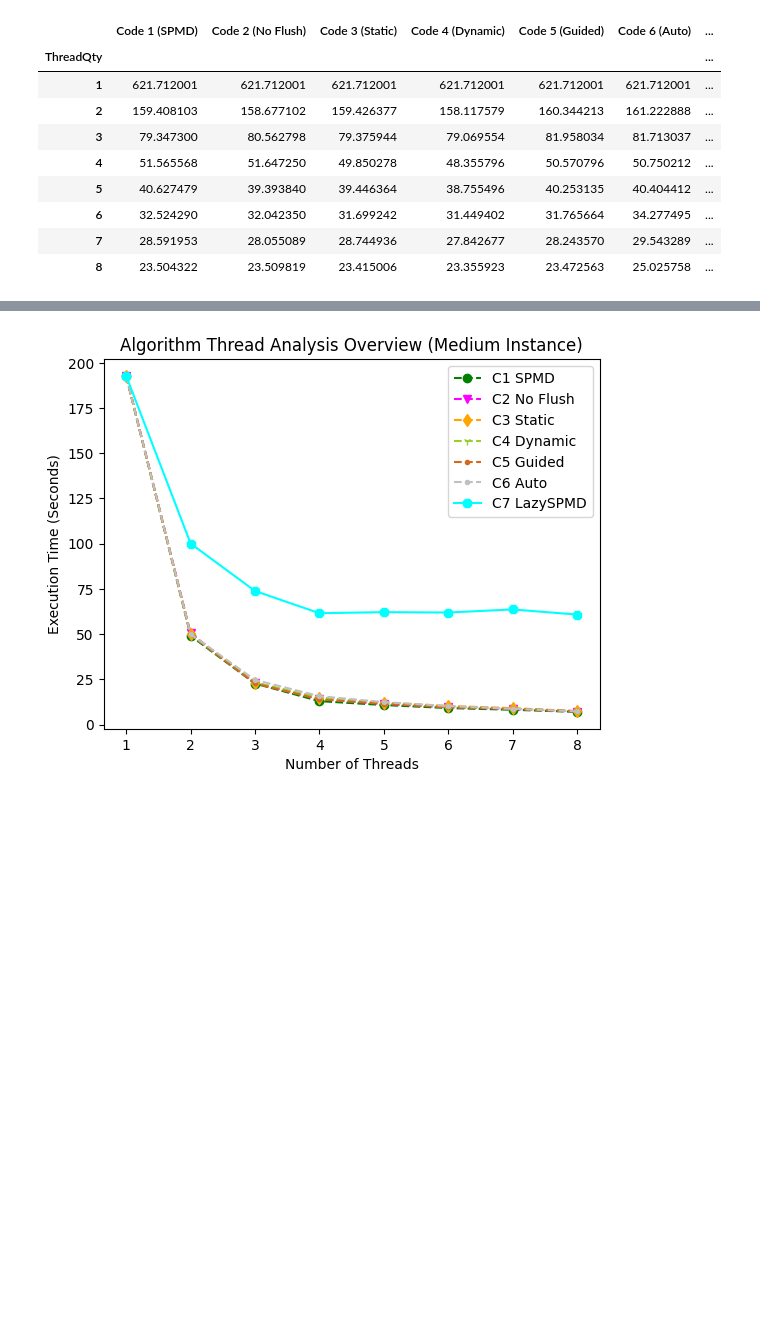
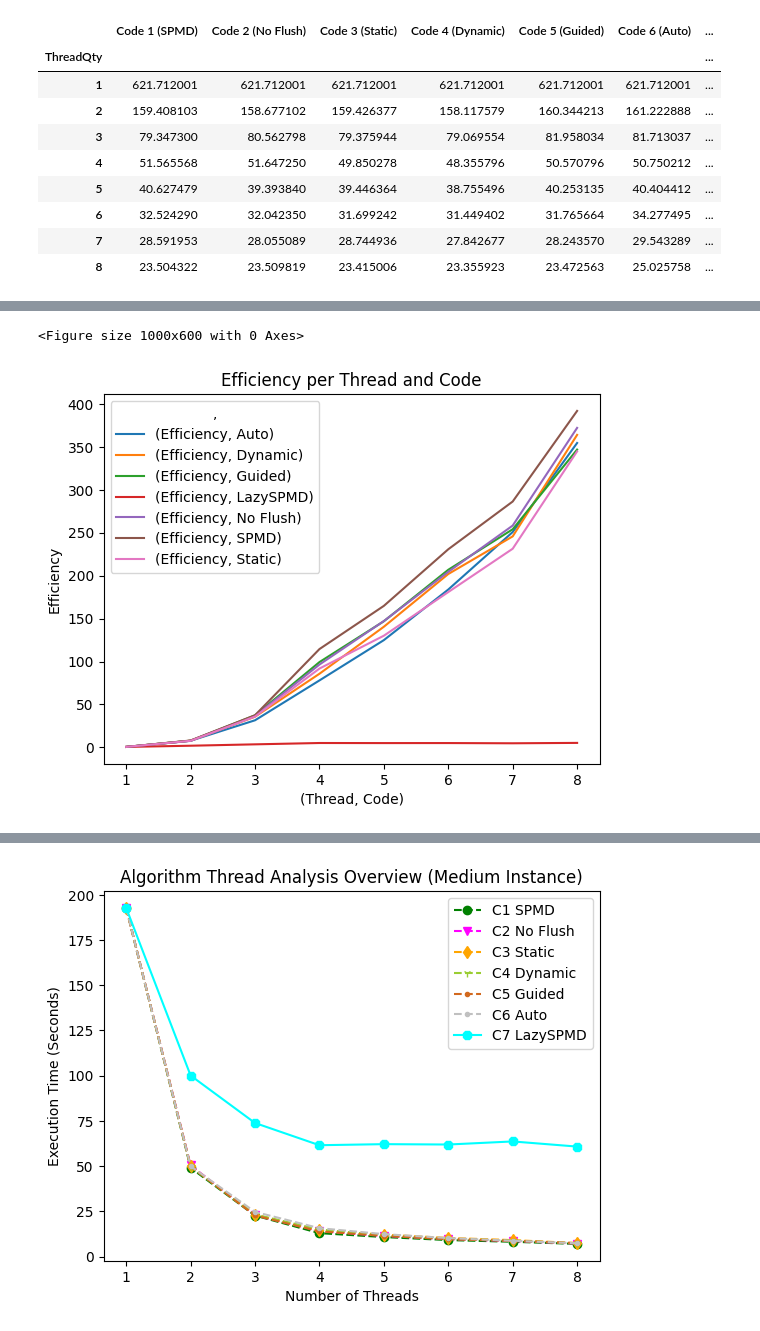
Before and after one commit to Daniels1610/RepairAlgorithmKP-OpenMP-Analysis, a Jupyter notebook: rpa_analysis.ipynb, the cells around one changed output, grey strips where cells are left out. Drawn from its saved outputs; the diff is of its cells as text; code cells hidden in the pictures; blank space fills up the shorter version.

```diff
--- a/rpa_analysis.ipynb
+++ b/rpa_analysis.ipynb
@@ -184,0 +196,11 @@ Algorithms Metrics
+# %%
+# Plot for Efficiency (Medium Instance)
+plt.figure(figsize=(10, 6))
+md_algorithm_metrics['Efficiency'].unstack().plot()
+plt.title('Efficiency per Thread and Code')
+plt.xlabel('(Thread, Code)')
+plt.ylabel('Efficiency')
+plt.show()
+# %% [output]
+<Figure size 1000x600 with 0 Axes>
+[figure, added]
```
Also changed, not shown: parts of 7 cells of this notebook.
